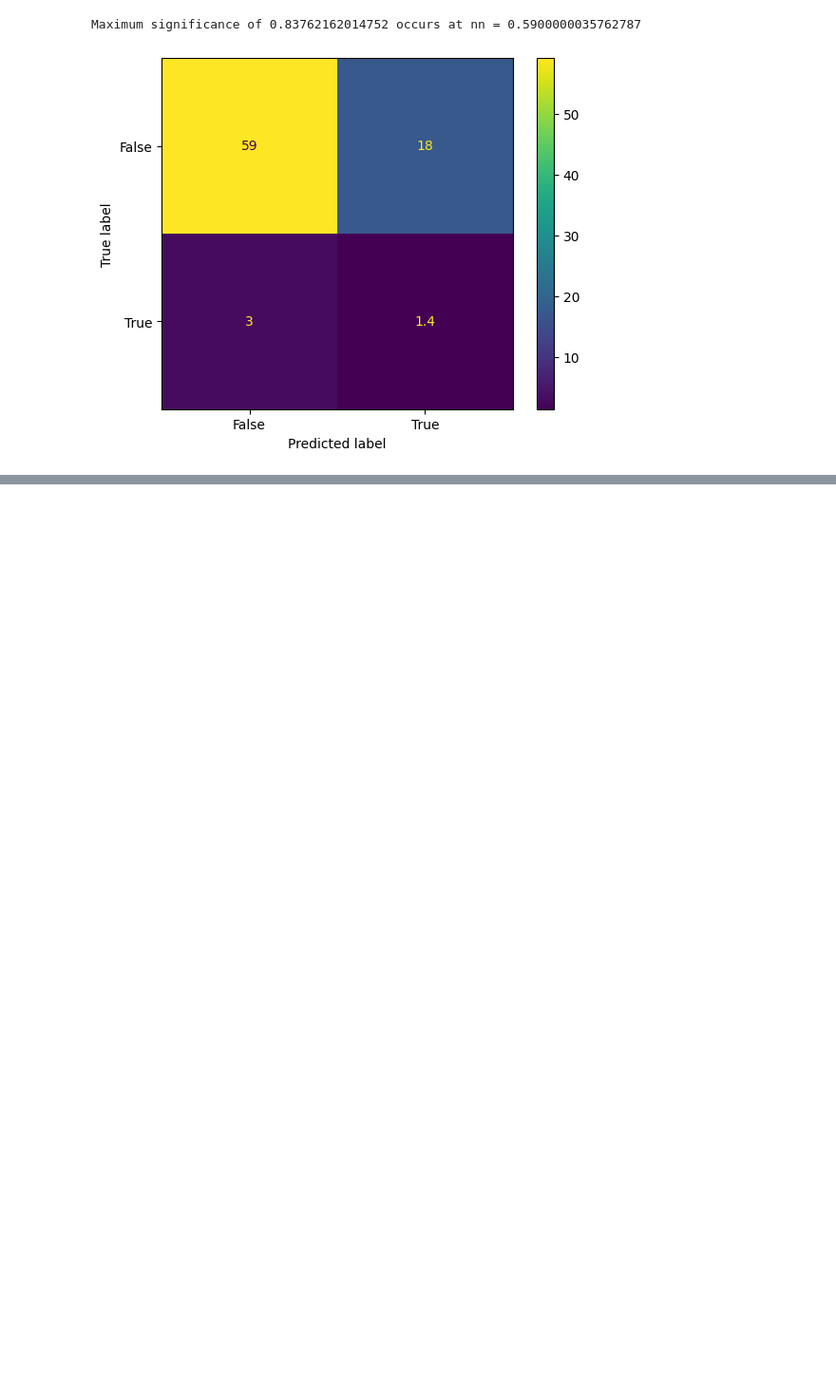
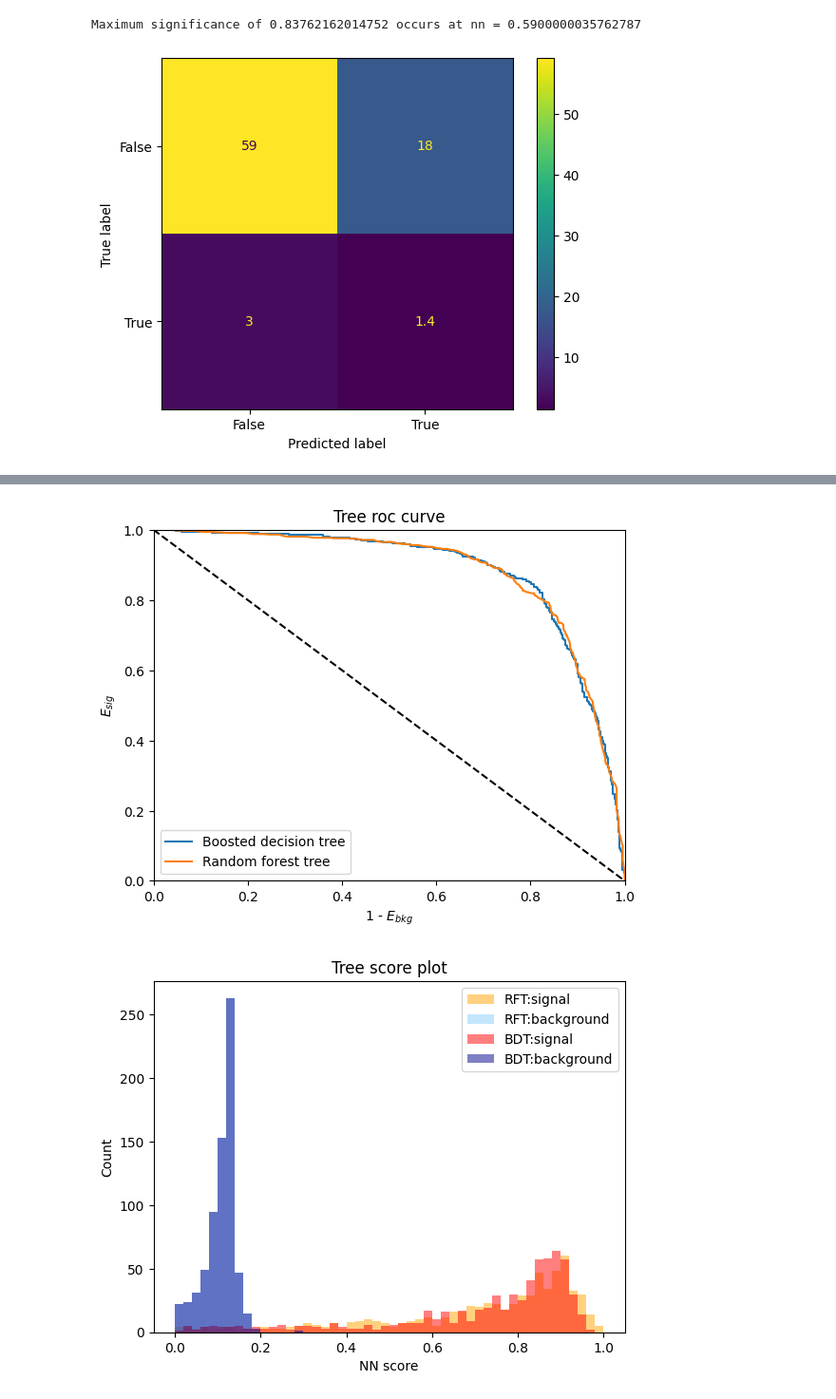
Before and after one commit to Benzillaist/Willocq-HiggsML-research, a Jupyter notebook: new_HWW_fresh.ipynb, the cells around one changed output, grey strips where cells are left out. Shown: that part at 95% size. Drawn from its saved outputs; the diff is of its cells as text; code cells hidden in the pictures; blank space fills up the shorter version.

```diff
--- a/new_HWW_fresh.ipynb
+++ b/new_HWW_fresh.ipynb
@@ -661,0 +685,25 @@ Maximum significance of 0.5690141092661897 occurs at nn = 0.1900000050663948
+# %%
+plt.plot(1 - bdt_nn_fakes, bdt_nn_reals, label = "Boosted decision tree")
+plt.plot(1 - rft_nn_fakes, rft_nn_reals, label = "Random forest tree")
+plt.title("Tree roc curve")
+plt.xlabel('1 - $E_{bkg}$')
+plt.ylabel('$E_{sig}$')
+plt.plot([0, 1], [1, 0], 'k--')
+plt.axis([0, 1, 0, 1])
+plt.legend()
+plt.show()
+
+#plot signal and background scores
+rft_entries, rft_bin_edges, rft_c = plt.hist(rft_nn_signal_scores, bins=50, range = (0, 1), alpha = 0.5, label='RFT:signal', color = 'orange')
+rft_entries1, rft_bin_edges1, rft_c1 = plt.hist(rft_nn_background_scores, bins=50, range = (0, 1), alpha = 0.5, label='RFT:background', color = 'lightskyblue')
+bdt_entries, bdt_bin_edges, bdt_c = plt.hist(bdt_nn_signal_scores, bins=50, range = (0, 1), alpha = 0.5, label='BDT:signal', color = 'red')
+bdt_entries1, bdt_bin_edges1, bdt_c1 = plt.hist(bdt_nn_background_scores, bins=50, range = (0, 1), alpha = 0.5, label='BDT:background', color = "darkblue")
+plt.title("Tree score plot")
+plt.xlabel('NN score')
+plt.ylabel('Count')
+plt.legend()
+# plt.yscale('log')
+plt.show()
+# %% [output]
+[figure, added]
+[figure, added]
```
Also changed, not shown: parts of 7 cells of this notebook, 3 other files.
